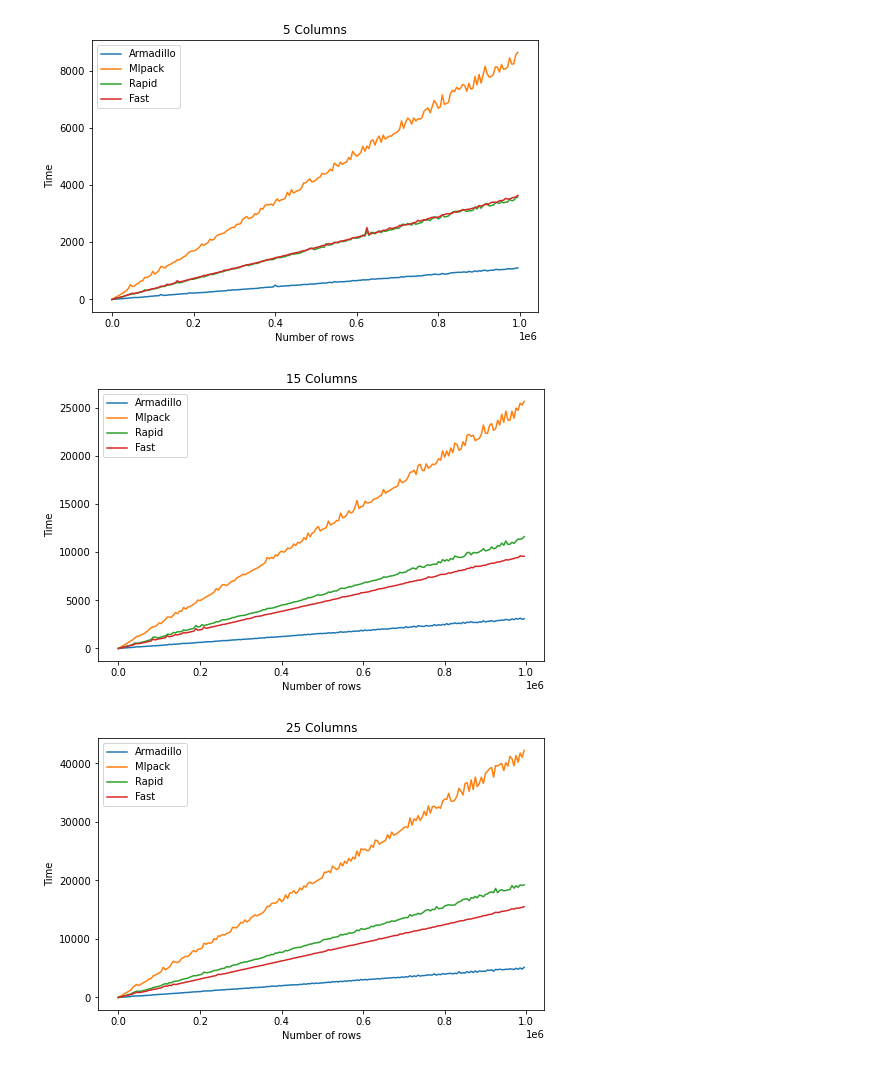
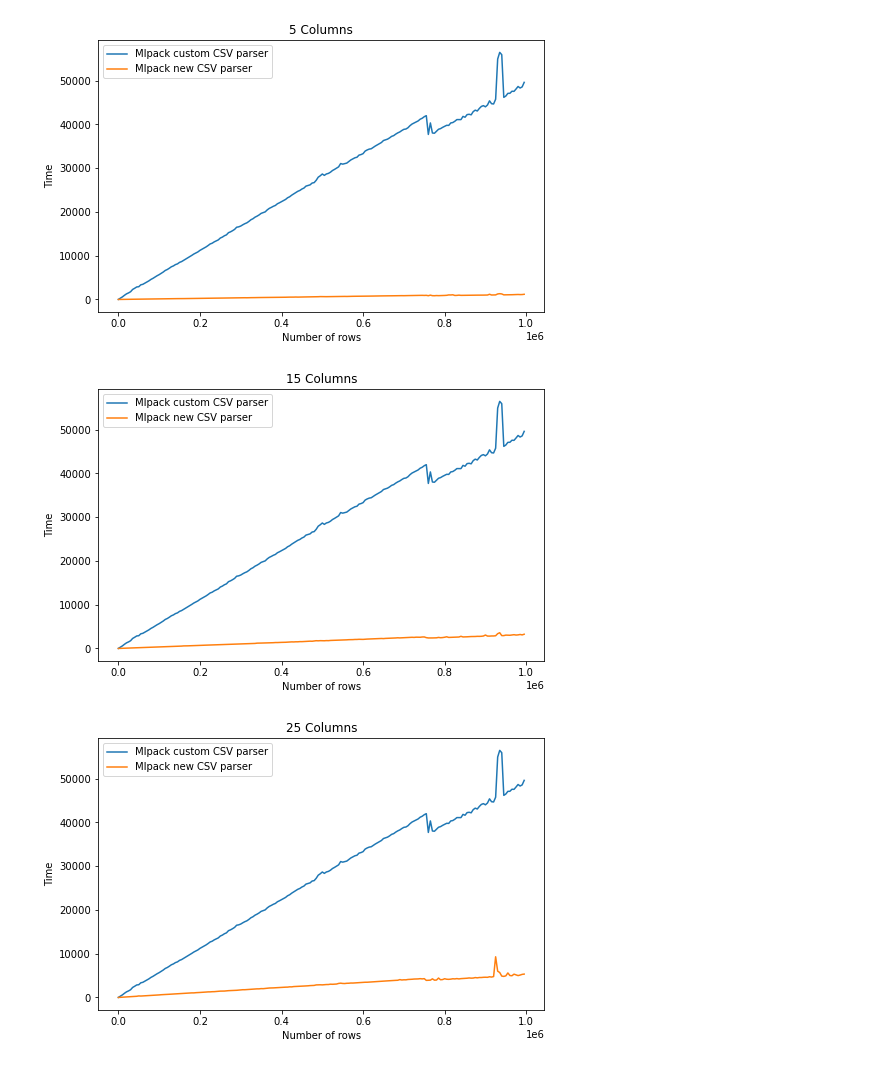
Before and after one commit to heisenbuug/Benchmark-CSV-Parsers, a Jupyter notebook: csvparser_log_check.ipynb, the cells around one changed output. Cells and saved outputs as stored; diff of their text form; code cells hidden in the pictures.

```diff
--- a/csvparser_log_check.ipynb
+++ b/csvparser_log_check.ipynb
@@ -2,7 +2,7 @@
 import pandas as pd
 import matplotlib.pyplot as plt
 # %%
-df = pd.read_csv('log.csv', header = None)
+df = pd.read_csv('logs/logFull.csv', header = None)
 # %%
 x = df[df.columns[2]].to_list()
 y = df[df.columns[3]].to_list()
@@ -51,31 +44,27 @@ for i in range(2, 600, 3):
 # %%
 plt.figure(figsize=(8,5))
 # armadillo
-plt.plot(rows_5_cols, arma_5_cols, label = "Armadillo")
-# mlpack
-plt.plot(rows_5_cols, mlpack_5_cols, label = "Mlpack")
-# rapid
-plt.plot(rows_5_cols, rapid_5_cols, label = "Rapid")
-# fast
-plt.plot(rows_5_cols, fast_5_cols, label = "Fast")
+# plt.plot(rows_5_cols, arma_5_cols, label = "Armadillo")
+# mlpack custom
+plt.plot(rows_5_cols, mlpack_custom_5_cols, label = "Mlpack custom CSV parser")
+# mlpack new
+plt.plot(rows_5_cols, mlpack_new_5_cols, label = "Mlpack new CSV parser")
 
 plt.xlabel('Number of rows')
 plt.ylabel('Time')
 plt.title('5 Columns')
 plt.legend()
 plt.savefig('5_cols.png')
 # %% [output]
-[figure, old version]
+[figure, new version]
 # %%
 plt.figure(figsize=(8,5))
 # armadillo
-plt.plot(rows_15_cols, arma_15_cols, label = "Armadillo")
+# plt.plot(rows_15_cols, arma_15_cols, label = "Armadillo")
 # mlpack
-plt.plot(rows_15_cols, mlpack_15_cols, label = "Mlpack")
+plt.plot(rows_5_cols, mlpack_custom_5_cols, label = "Mlpack custom CSV parser")
 # rapid
-plt.plot(rows_15_cols, rapid_15_cols, label = "Rapid")
-# fast
-plt.plot(rows_15_cols, fast_15_cols, label = "Fast")
+plt.plot(rows_15_cols, mlpack_new_15_cols, label = "Mlpack new CSV parser")
 
 plt.xlabel('Number of rows')
 plt.ylabel('Time')
@@ -83,17 +72,15 @@ plt.title('15 Columns')
 plt.legend()
 plt.savefig('15_cols.png')
 # %% [output]
-[figure, old version]
+[figure, new version]
 # %%
-plt.figure(figsize=(8, 5))
+plt.figure(figsize=(8,5))
 # armadillo
-plt.plot(rows_25_cols, arma_25_cols, label = "Armadillo")
+# plt.plot(rows_25_cols, arma_25_cols, label = "Armadillo")
 # mlpack
-plt.plot(rows_25_cols, mlpack_25_cols, label = "Mlpack")
+plt.plot(rows_5_cols, mlpack_custom_5_cols, label = "Mlpack custom CSV parser")
 # rapid
-plt.plot(rows_25_cols, rapid_25_cols, label = "Rapid")
-# fast
-plt.plot(rows_25_cols, fast_25_cols, label = "Fast")
+plt.plot(rows_25_cols, mlpack_new_25_cols, label = "Mlpack new CSV parser")
 
 plt.xlabel('Number of rows')
 plt.ylabel('Time')
@@ -101,4 +88,4 @@ plt.title('25 Columns')
 plt.legend()
 plt.savefig('25_cols.png')
 # %% [output]
-[figure, old version]
+[figure, new version]
```
Also changed, not shown: parts of 3 cells of this notebook, 11 other files.
